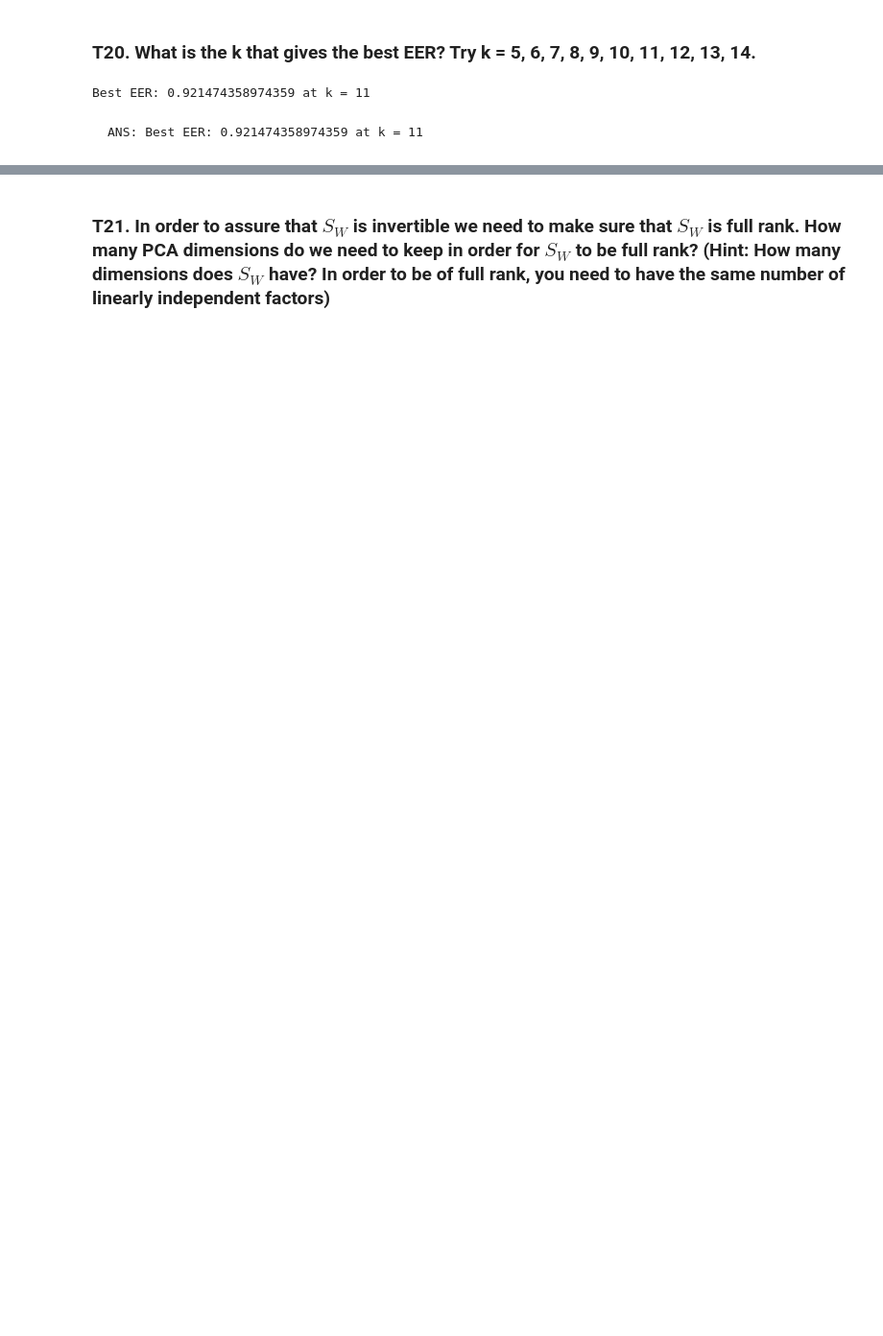
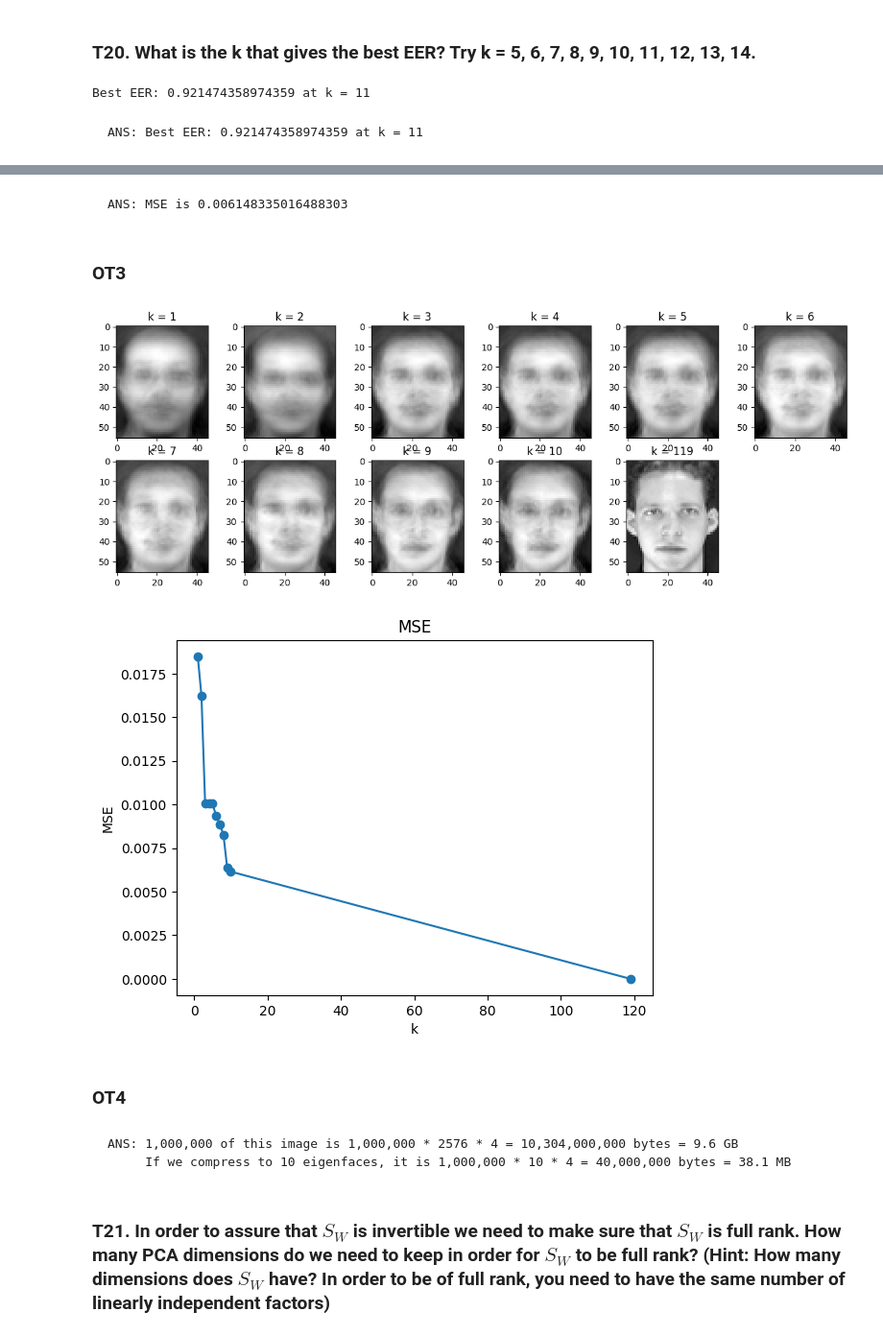
Before and after one commit to ADNCRICH/CU_submission, a Jupyter notebook: Pattern_Recognition/HW3/HW3_Fisherfaces(student).ipynb, the cells around one changed output, grey strips where cells are left out. Shown at 96% size. Saved outputs shown, nothing was run; the diff lists cells and outputs as text; code cells hidden in the pictures; blank space fills up the shorter version.

```diff
--- a/Pattern_Recognition/HW3/HW3_Fisherfaces(student).ipynb
+++ b/Pattern_Recognition/HW3/HW3_Fisherfaces(student).ipynb
@@ -686,2 +738,33 @@ Best EER: 0.921474358974359 at k = 11
+# %% [markdown]
+    ANS: MSE is 0.006148335016488303
+# %% [markdown]
+### OT3
+# %%
+k_l = np.array([1,2,3,4,5,6,7,8,9,10,119])
+mse = []
+plt.figure(figsize=(15, 5))
+for i, k in enumerate(k_l):
+    T_reduced_k = T_reduced_full[0,:k].reshape(1, -1)
+    reconstructed = reconstruct_image(T_reduced_k, meanface, v, k)
+    mse.append(find_MSE(T[0], reconstructed[0]))
+    plt.subplot(2, 6, i + 1)
+    plt.title('k = ' + str(k))
+    plt.imshow(reconstructed[0].reshape(56, 46), cmap='gray')
+plt.show()
+plt.title('MSE')
+plt.xlabel('k')
+plt.ylabel('MSE')
+plt.plot(k_l, mse, marker='o')
+plt.show()
+# for i, k in enumerate(k_l):
+#     print('MSE at k =', k, 'is', mse[i])
+# %% [output]
+[figure, added]
+[figure, added]
+# %% [markdown]
+### OT4
+# %% [markdown]
+    ANS: 1,000,000 of this image is 1,000,000 * 2576 * 4 = 10,304,000,000 bytes = 9.6 GB
+         If we compress to 10 eigenfaces, it is 1,000,000 * 10 * 4 = 40,000,000 bytes = 38.1 MB
 # %% [markdown]
 ### T21. In order to assure that $S_W$ is invertible we need to make sure that $S_W$ is full rank. How many PCA dimensions do we need to keep in order for $S_W$ to be full rank? (Hint: How many dimensions does $S_W$ have? In order to be of full rank, you need to have the same number of linearly independent factors)
```
Also changed, not shown: parts of 34 cells of this notebook, 5 other files.
